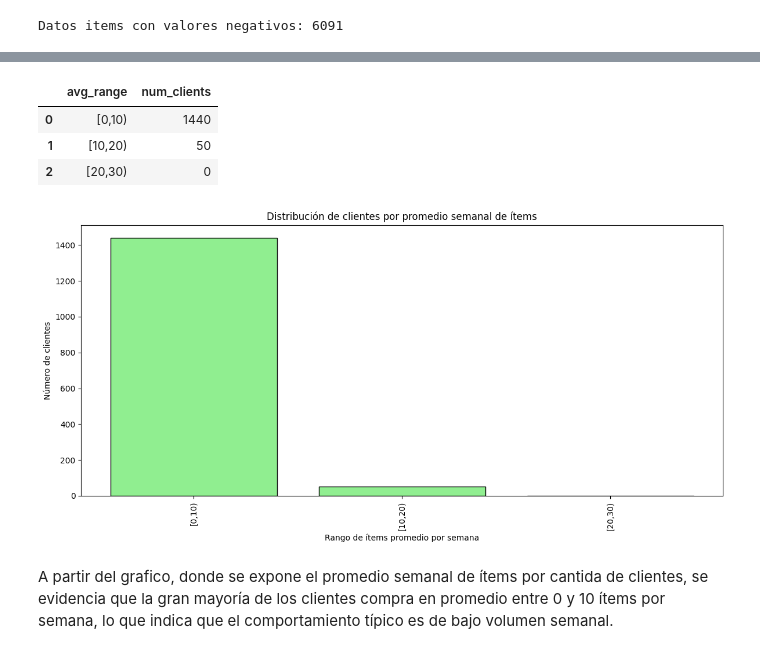
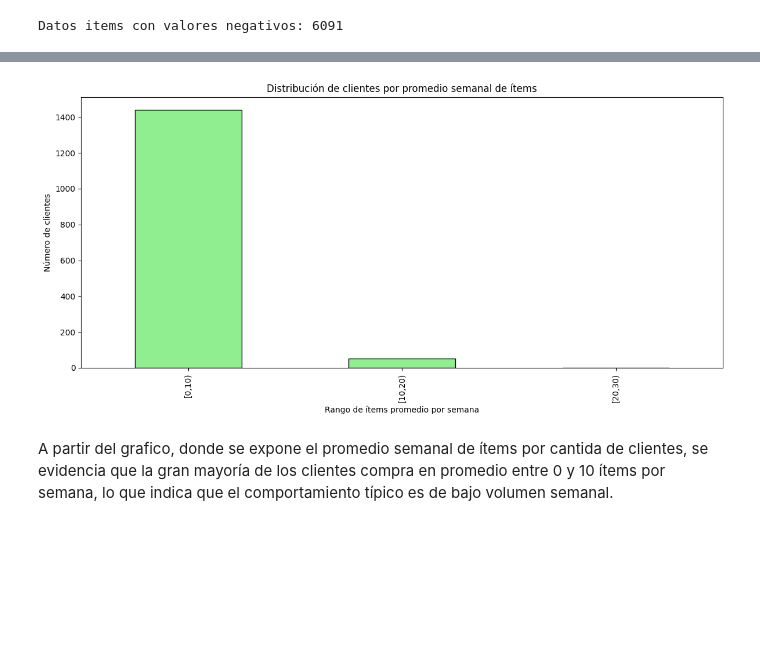
Before and after one commit to Mpalma325/Laboratorio-de-Programacion-Cientifica-para-Ciencia-de-Datos, a Jupyter notebook: Entrega1_LabCDD.ipynb, the cells around one changed output, grey strips where cells are left out. Saved outputs shown, nothing was run; the diff lists cells and outputs as text; code cells hidden in the pictures; blank space fills up the shorter version.

```diff
--- a/Entrega1_LabCDD.ipynb
+++ b/Entrega1_LabCDD.ipynb
@@ -581,12 +575,0 @@ Finalmente, queda evaluar las transacciones realizadas por region_id, y las zone
-# %%
-#Patrones de compra
-# Crear columna de año-semana
-data['year_week'] = data['purchase_date'].dt.strftime('%Y-%U')
-
-# Calcular productos comprados por cliente y semana
-productos_por_semana = data.groupby(['customer_id', 'year_week'])['product_id'].nunique().reset_index(name='productos en semana')
-
-# Promedio de productos por cliente (en todas sus semanas activas)
-avg_items_week = productos_por_semana.groupby('customer_id')['productos en semana'].mean().reset_index(name='avg_items_per_week')
-
-avg_items_week
@@ -611,46 +576,37 @@ avg_items_week
-# %%
-mx = avg_items_week['avg_items_per_week'].max()
-step = 10
-top = int(np.ceil((mx + 1) / step) * step)
-
-bins = list(range(0, top + 1, step))
-labels = [f"[{bins[i]},{bins[i+1]})" for i in range(len(bins)-1)]
-
-avg_items_week['avg_range'] = pd.cut(
-    avg_items_week['avg_items_per_week'],
-    bins=bins,
-    right=False,
-    labels=labels,
-    include_lowest=True
-)
-
-counts_avg = (
-    avg_items_week['avg_range']
-    .value_counts()
-    .sort_index()
-    .reset_index(name='num_clients')
-    .rename(columns={'index': 'avg_range'})
-)
-
-counts_avg
-# %% [output]
-|  | avg_range | num_clients |
-| 0 | [0,10) | 1440 |
-| 1 | [10,20) | 50 |
-| 2 | [20,30) | 0 |
 # %%
+#Patrones de compra
 plt.figure(figsize=(12,6))
-plt.bar(counts_avg['avg_range'].astype(str), counts_avg['num_clients'],
-        color="lightgreen", edgecolor="black")
+
+(
+    data.assign(week=data['purchase_date'].dt.strftime('%U'))
+        .groupby(['customer_id','week'])['product_id'].nunique()
+        .reset_index(name='productos en semana')
+        .groupby('customer_id')['productos en semana'].mean()
+        .reset_index(name='avg_items_per_week')
+        .assign(
+            avg_range=lambda df: pd.cut(
+                df['avg_items_per_week'],
+                bins=list(range(0, int(np.ceil((df['avg_items_per_week'].max() + 1)/10)*10) + 1, 10)),
+                right=False,
+                labels=[
+                    f"[{i},{i+10})" for i in range(0, int(np.ceil((df['avg_items_per_week'].max() + 1)/10)*10), 10)
+                ],
+                include_lowest=True
+            )
+        )['avg_range']
+        .value_counts()
+        .sort_index()
+        .plot(kind="bar", color="lightgreen", edgecolor="black")
+)
 
 plt.xticks(rotation=90)
 plt.xlabel("Rango de ítems promedio por semana")
 plt.ylabel("Número de clientes")
 plt.title("Distribución de clientes por promedio semanal de ítems")
 plt.tight_layout()
 plt.show()
 # %% [output]
-[figure, old version]
+[figure, new version]
 # %% [markdown]
 A partir del grafico, donde se expone el promedio semanal de ítems por cantida de clientes, se evidencia que la gran mayoría de los clientes compra en promedio entre 0 y 10 ítems por semana, lo que indica que el comportamiento típico es de bajo volumen semanal.
 # %%
```
Also changed, not shown: parts of 21 cells of this notebook.
